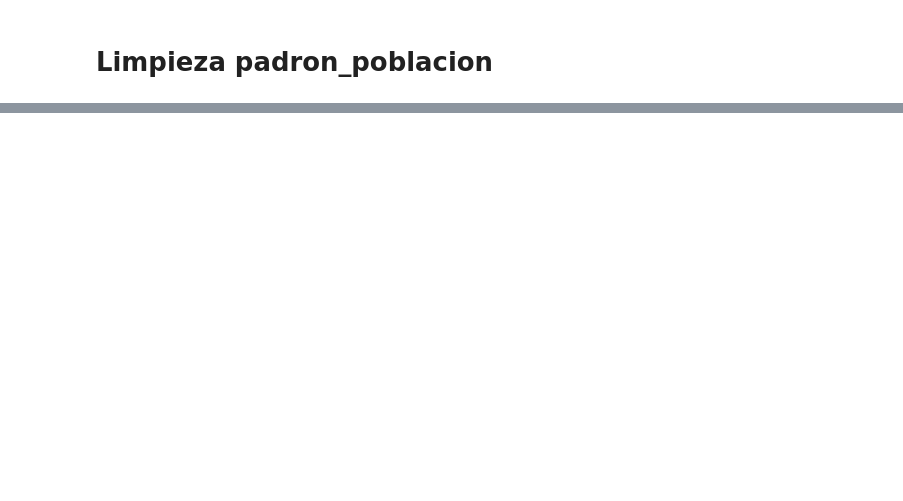
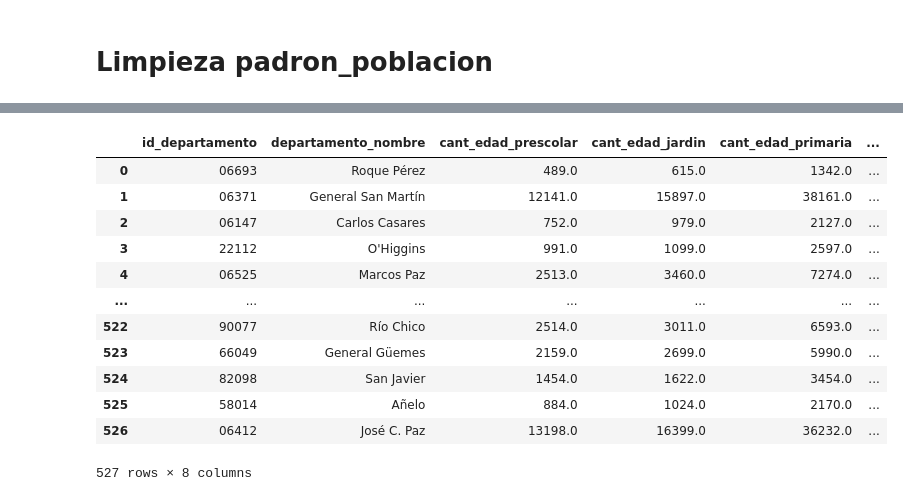
Before and after one commit to roldannahuelalejadro/Labo-Datos-master, a Jupyter notebook: Trabajo Practico 1/Limpieza de datos.ipynb, the cells around one changed output, grey strips where cells are left out. Cells and saved outputs as stored; diff of their text form; code cells hidden in the pictures; blank space fills up the shorter version.

```diff
--- a/Trabajo Practico 1/Limpieza de datos.ipynb
+++ b/Trabajo Practico 1/Limpieza de datos.ipynb
@@ -70,0 +156,26 @@ for index in range(counter-1):
+# %%
+consultaSQL = """ SELECT id_departamento, mapeo_departamentos.departamento AS departamento_nombre , cant_edad_prescolar, cant_edad_jardin, cant_edad_primaria,cant_edad_secundaria, cant_edad_laboral,cant_edad_jubilatoria,
+
+FROM df_grupos_etarios INNER JOIN mapeo_departamentos ON  df_grupos_etarios.id_departamento = mapeo_departamentos.id_departamentos
+
+
+
+"""
+
+
+df_depa_con_nombre = dd.sql(consultaSQL).df()
+df_depa_con_nombre
+# %% [output]
+|  | id_departamento | departamento_nombre | cant_edad_prescolar | cant_edad_jardin | cant_edad_primaria | ... |
+| 0 | 06693 | Roque Pérez | 489.0 | 615.0 | 1342.0 | ... |
+| 1 | 06371 | General San Martín | 12141.0 | 15897.0 | 38161.0 | ... |
+| 2 | 06147 | Carlos Casares | 752.0 | 979.0 | 2127.0 | ... |
+| 3 | 22112 | O'Higgins | 991.0 | 1099.0 | 2597.0 | ... |
+| 4 | 06525 | Marcos Paz | 2513.0 | 3460.0 | 7274.0 | ... |
+| ... | ... | ... | ... | ... | ... | ... |
+| 522 | 90077 | Río Chico | 2514.0 | 3011.0 | 6593.0 | ... |
+| 523 | 66049 | General Güemes | 2159.0 | 2699.0 | 5990.0 | ... |
+| 524 | 82098 | San Javier | 1454.0 | 1622.0 | 3454.0 | ... |
+| 525 | 58014 | Añelo | 884.0 | 1024.0 | 2170.0 | ... |
+| 526 | 06412 | José C. Paz | 13198.0 | 16399.0 | 36232.0 | ... |
+527 rows × 8 columns
```
Also changed, not shown: parts of 27 cells of this notebook.
